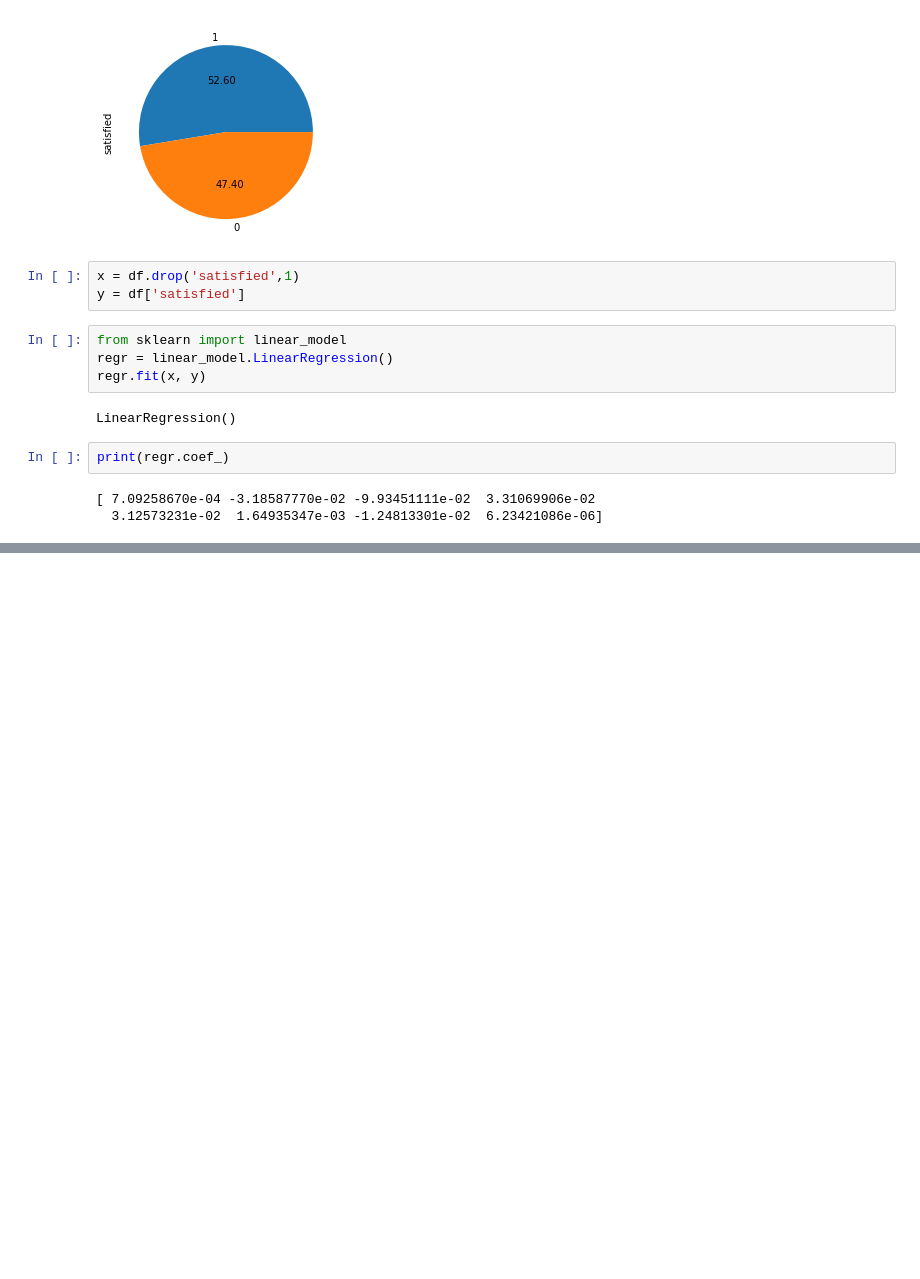
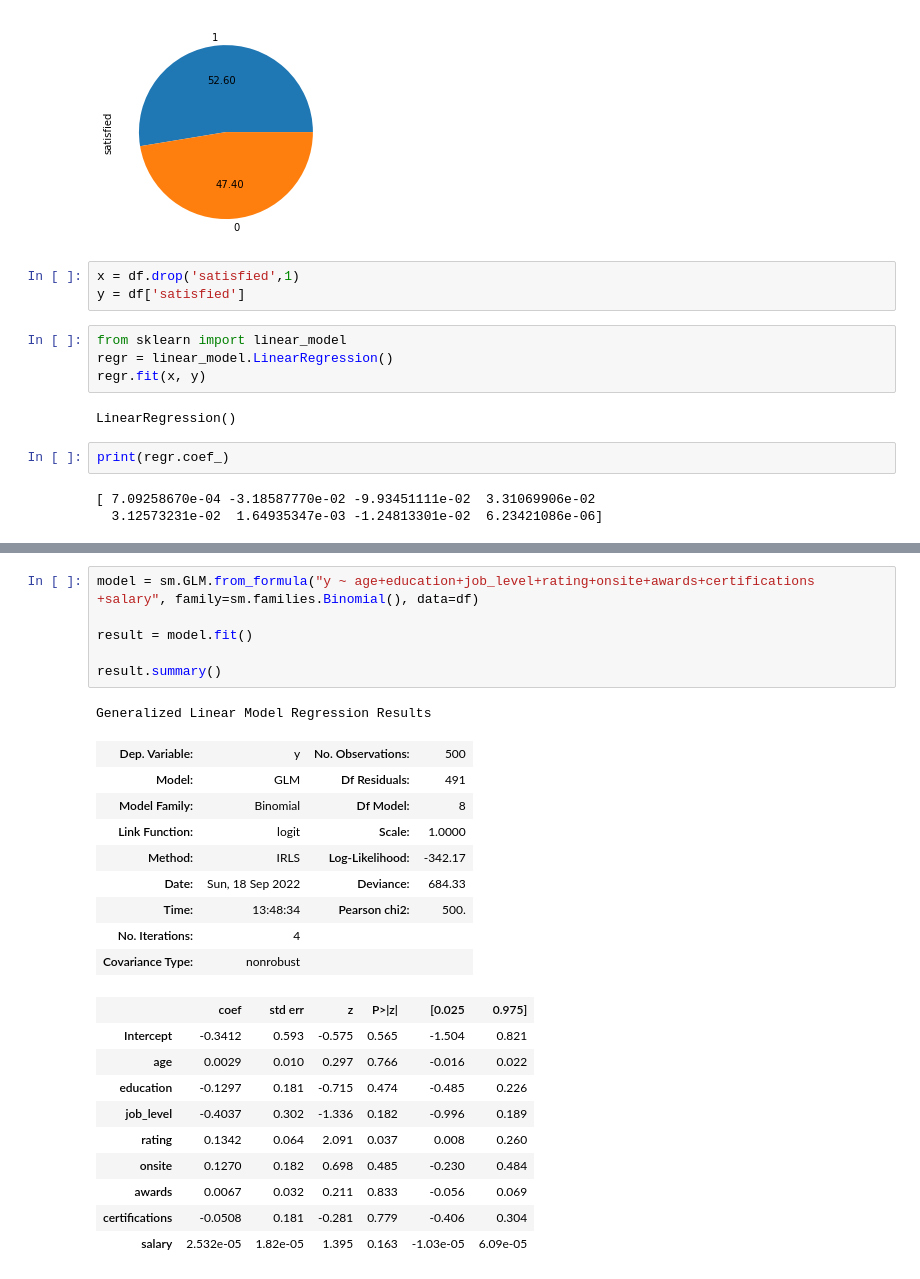
Before and after one commit to Mohsenselseleh/Employee-satisfaction, a Jupyter notebook: Untitled293.ipynb, the cells around one changed output, grey strips where cells are left out. Cells and saved outputs as stored; diff of their text form; blank space fills up the shorter version.

Commit message:
Logistic regression and linear regression

```diff
--- a/Untitled293.ipynb
+++ b/Untitled293.ipynb
@@ -172,0 +258,27 @@ strong multicollinearity or other numerical problems.
+# %%
+model = sm.GLM.from_formula("y ~ age+education+job_level+rating+onsite+awards+certifications +salary", family=sm.families.Binomial(), data=df)
+
+result = model.fit()
+
+result.summary()
+# %% [output]
+Generalized Linear Model Regression Results
+| Dep. Variable: | y | No. Observations: | 500 |
+| Model: | GLM | Df Residuals: | 491 |
+| Model Family: | Binomial | Df Model: | 8 |
+| Link Function: | logit | Scale: | 1.0000 |
+| Method: | IRLS | Log-Likelihood: | -342.17 |
+| Date: | Sun, 18 Sep 2022 | Deviance: | 684.33 |
+| Time: | 13:48:34 | Pearson chi2: | 500. |
+| No. Iterations: | 4 |  |  |
+| Covariance Type: | nonrobust |  |  |
+|  | coef | std err | z | P>|z| | [0.025 | 0.975] |
+| Intercept | -0.3412 | 0.593 | -0.575 | 0.565 | -1.504 | 0.821 |
+| age | 0.0029 | 0.010 | 0.297 | 0.766 | -0.016 | 0.022 |
+| education | -0.1297 | 0.181 | -0.715 | 0.474 | -0.485 | 0.226 |
+| job_level | -0.4037 | 0.302 | -1.336 | 0.182 | -0.996 | 0.189 |
+| rating | 0.1342 | 0.064 | 2.091 | 0.037 | 0.008 | 0.260 |
+| onsite | 0.1270 | 0.182 | 0.698 | 0.485 | -0.230 | 0.484 |
+| awards | 0.0067 | 0.032 | 0.211 | 0.833 | -0.056 | 0.069 |
+| certifications | -0.0508 | 0.181 | -0.281 | 0.779 | -0.406 | 0.304 |
+| salary | 2.532e-05 | 1.82e-05 | 1.395 | 0.163 | -1.03e-05 | 6.09e-05 |
```
Also changed, not shown: parts of 11 cells of this notebook, 1 other file.
